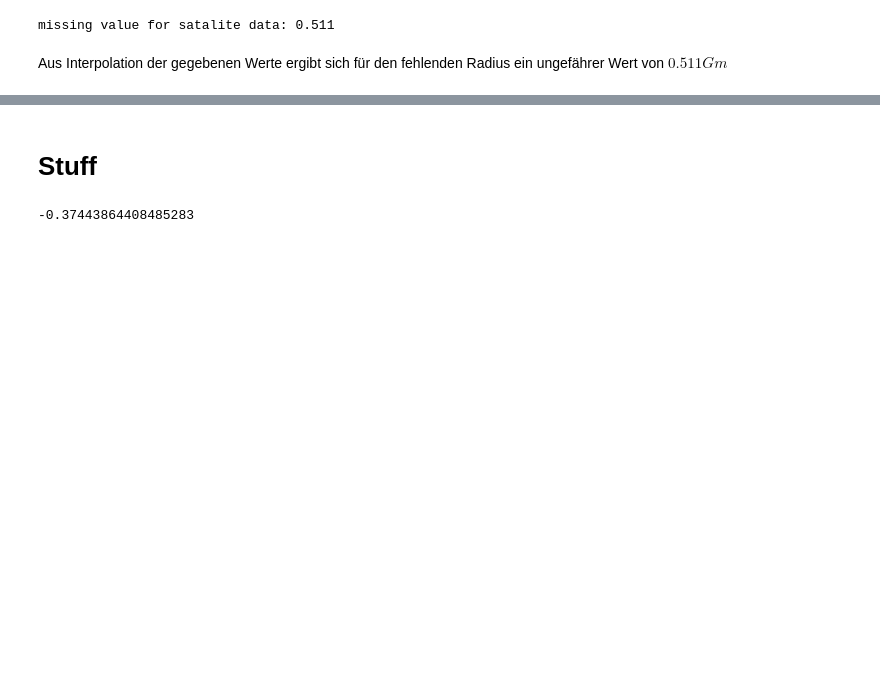
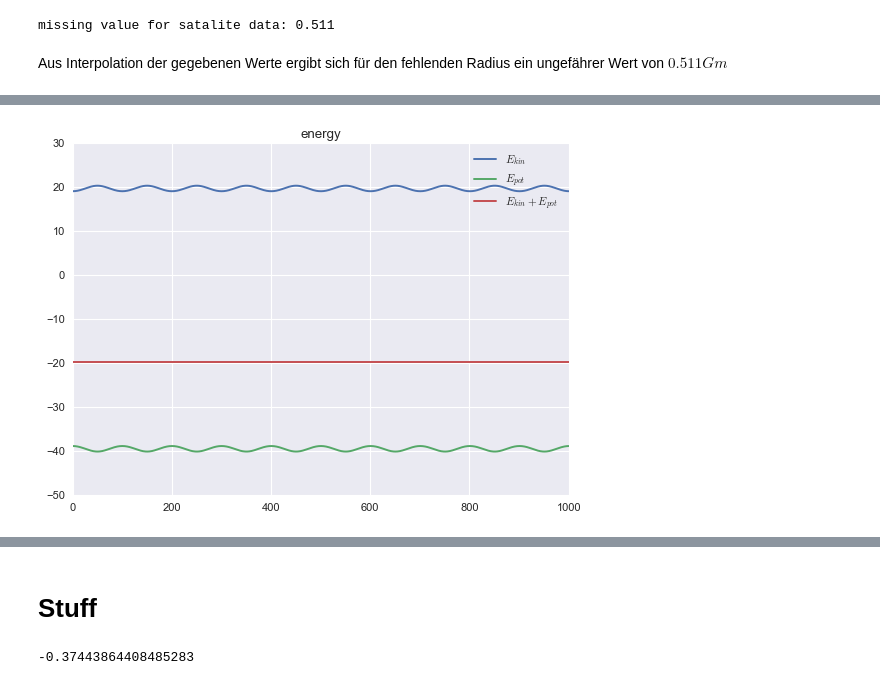
Before and after one commit to EkaterinaKasina/modellbildung_simulation, a Jupyter notebook: Blatt2/Abgabe2.ipynb, the cells around one changed output, grey strips where cells are left out. Saved outputs shown, nothing was run; the diff lists cells and outputs as text; code cells hidden in the pictures; blank space fills up the shorter version.

```diff
--- a/Blatt2/Abgabe2.ipynb
+++ b/Blatt2/Abgabe2.ipynb
@@ -113,0 +211,9 @@ löst und visualisieren Sie die Bahnkurve der Erde um die Sonne. Verwenden Sie a
+# %%
+plt.plot(e_kin)
+plt.title('energy')
+plt.plot(e_pot)
+plt.plot(np.add(e_kin,e_pot))
+plt.legend([r'$E_{kin}$',r'$E_{pot}$',r'$E_{kin}+E_{pot}$'])
+plt.show()
+# %% [output]
+[figure, added]
```
Also changed, not shown: parts of 16 cells of this notebook, 1 other file.
